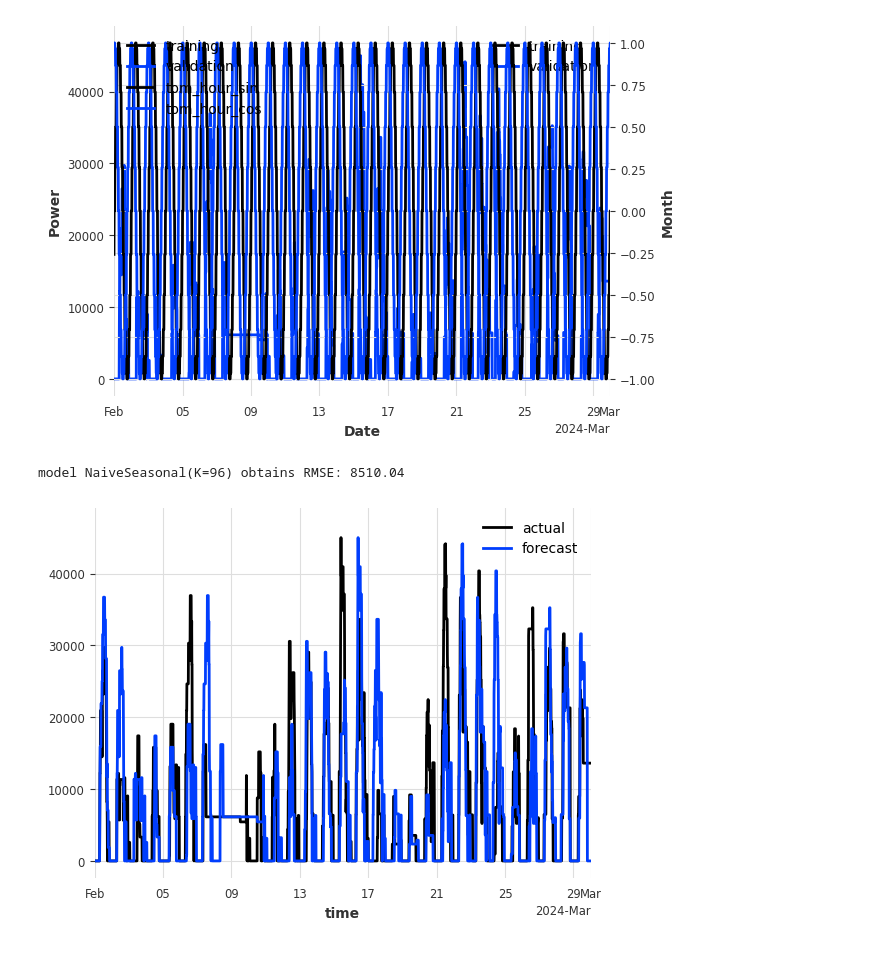
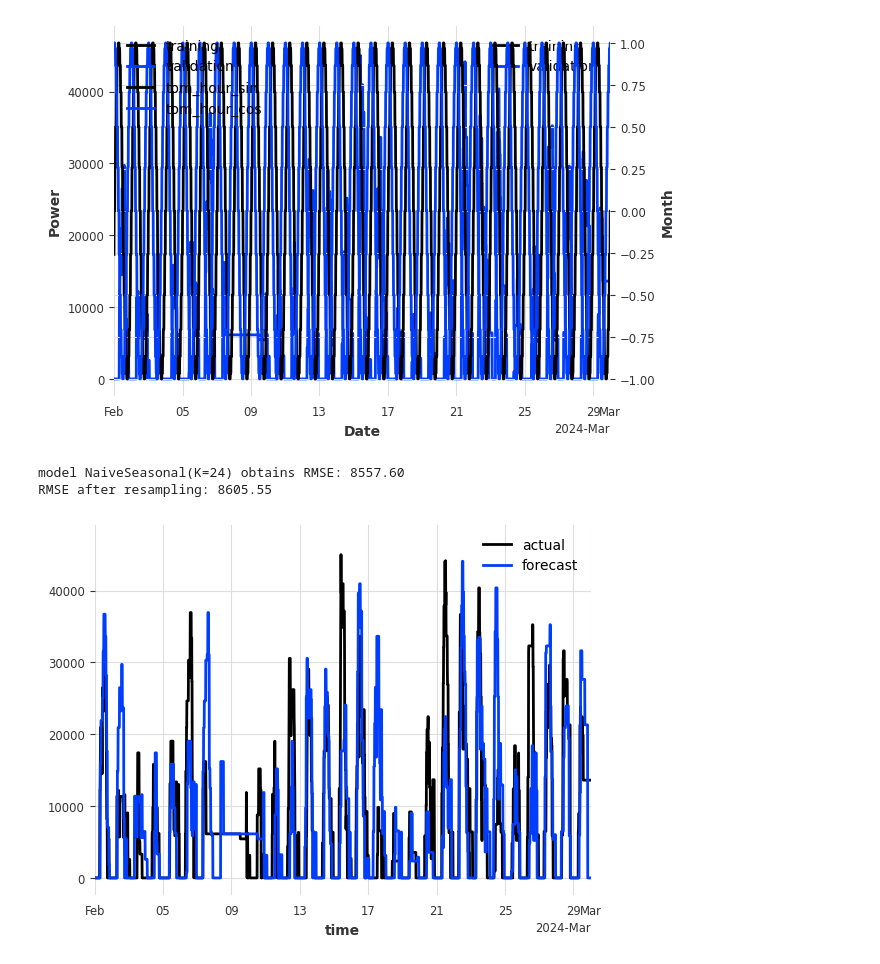
Before and after one commit to samuelBobick/StationLevelPowerForecasting, a Jupyter notebook: data/src/slrp_ev_data/Tests.ipynb, the cells around one changed output. Cells and saved outputs as stored; diff of their text form; code cells hidden in the pictures.

```diff
--- a/data/src/slrp_ev_data/Tests.ipynb
+++ b/data/src/slrp_ev_data/Tests.ipynb
@@ -809,6 +922,6 @@ from darts.models import TFTModel
 # %%
-LOOKAHEAD = 96
-X_DIM = 96 * 2
+LOOKAHEAD = 16
+X_DIM = 96
 # %%
 series = TimeSeries.from_dataframe(df_old, time_col="date", value_cols="power")
 train, val = series.split_before(pd.Timestamp("2023-09-01"))
@@ -903,12 +1017,13 @@ def eval_model(
 
 
 def plot_forecast(
-    forecast,
-    series,
+    forecast: TimeSeries,
+    series: TimeSeries,
     start_date=pd.Timestamp("2024-02-01"),
     end_date=pd.Timestamp("2024-03-01"),
 ):
-
+    forecast = forecast.resample("15min")
+    print(f"RMSE after resampling: {np.sqrt(mse(series, forecast)):.2f}")
     fig, ax = plt.subplots()
     series.plot(label="actual", ax=ax)
     forecast.plot(label="forecast", ax=ax)
@@ -916,9 +1031,17 @@ def plot_forecast(
 
     plt.show()
 # %%
-model = NaiveSeasonal(K=96)
-forecast = eval_model(model, series, mode="statistical")
+downsample_hours = 1
+model = NaiveSeasonal(K=int(96 / (4 * downsample_hours)))
+
+
+forecast = eval_model(
+    model, series.resample(f"{downsample_hours}h"), mode="statistical"
+)
+
+
 plot_forecast(forecast, series)
 # %% [output]
-model NaiveSeasonal(K=96) obtains RMSE: 8510.04
+model NaiveSeasonal(K=24) obtains RMSE: 8557.60
+RMSE after resampling: 8605.55
-[figure, old version]
+[figure, new version]
```
Also changed, not shown: parts of 26 cells of this notebook, 1 other file.
